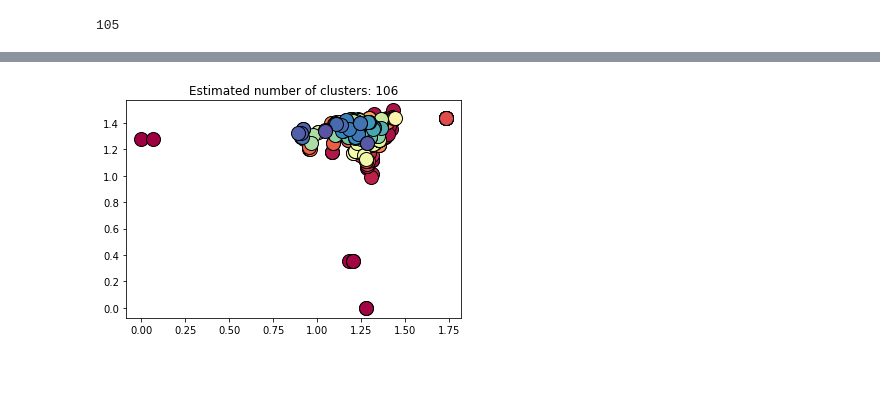
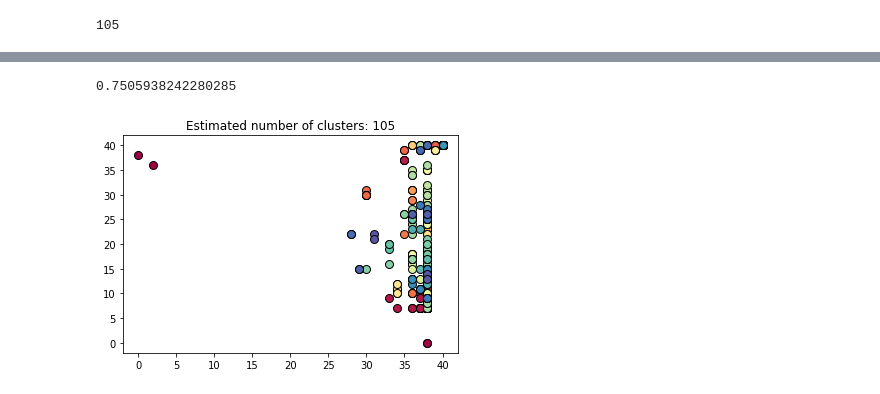
Before and after one commit to KirillTim/crashsimilarity, a Jupyter notebook: WithLabels.ipynb, the cells around one changed output, grey strips where cells are left out. Drawn from its saved outputs; the diff is of its cells as text; code cells hidden in the pictures.

```diff
--- a/WithLabels.ipynb
+++ b/WithLabels.ipynb
@@ -202,5 +156,5 @@ plot_clusters(labels_ec, n_clusters_ec, core_samples_mask_ec, edit_dist_coff)
 # %%
-labels_enc, n_clusters_enc, core_samples_mask_enc = dbscan(edit_dist_no_coff, eps=5, min_samples=2)
-n_clusters_enc
+labels_nec, n_clusters_nec, core_samples_mask_nec = dbscan(edit_dist_no_coff, eps=5, min_samples=2)
+n_clusters_nec
 # %% [output]
 105
@@ -211,4 +161,8 @@ metrics.homogeneity_completeness_v_measure(true_labels, labels_enc)
-# %%
-plot_clusters(labels_ec, n_clusters_ec, core_samples_mask_ec, edit_dist_coff)
-# %% [output]
-[figure, removed]
+# %%
+calc_accuracy(labels_to_clusters(labels_nec), groups)
+# %% [output]
+0.7505938242280285
+# %%
+plot_clusters(labels_nec, n_clusters_nec, core_samples_mask_nec, edit_dist_no_coff)
+# %% [output]
+[figure, added]
```
Also changed, not shown: parts of 30 cells of this notebook.
